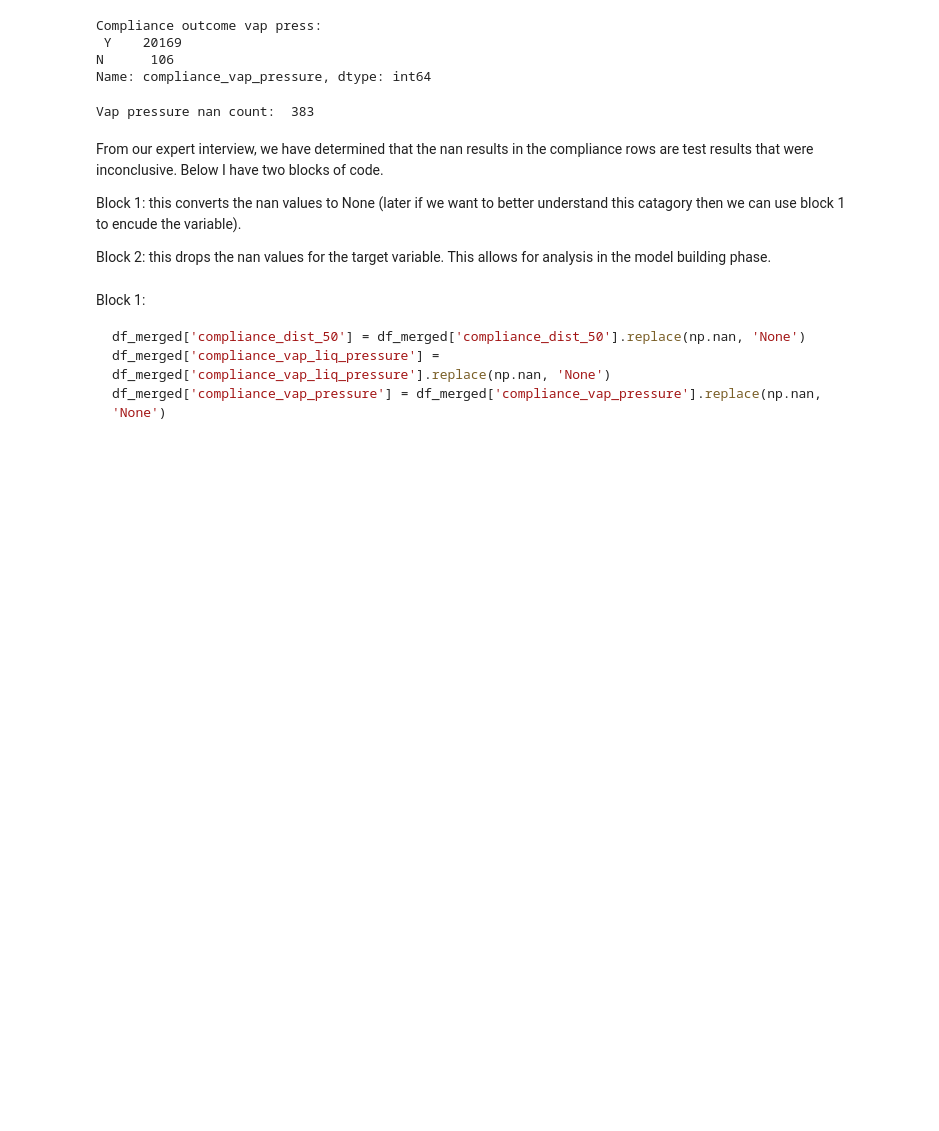
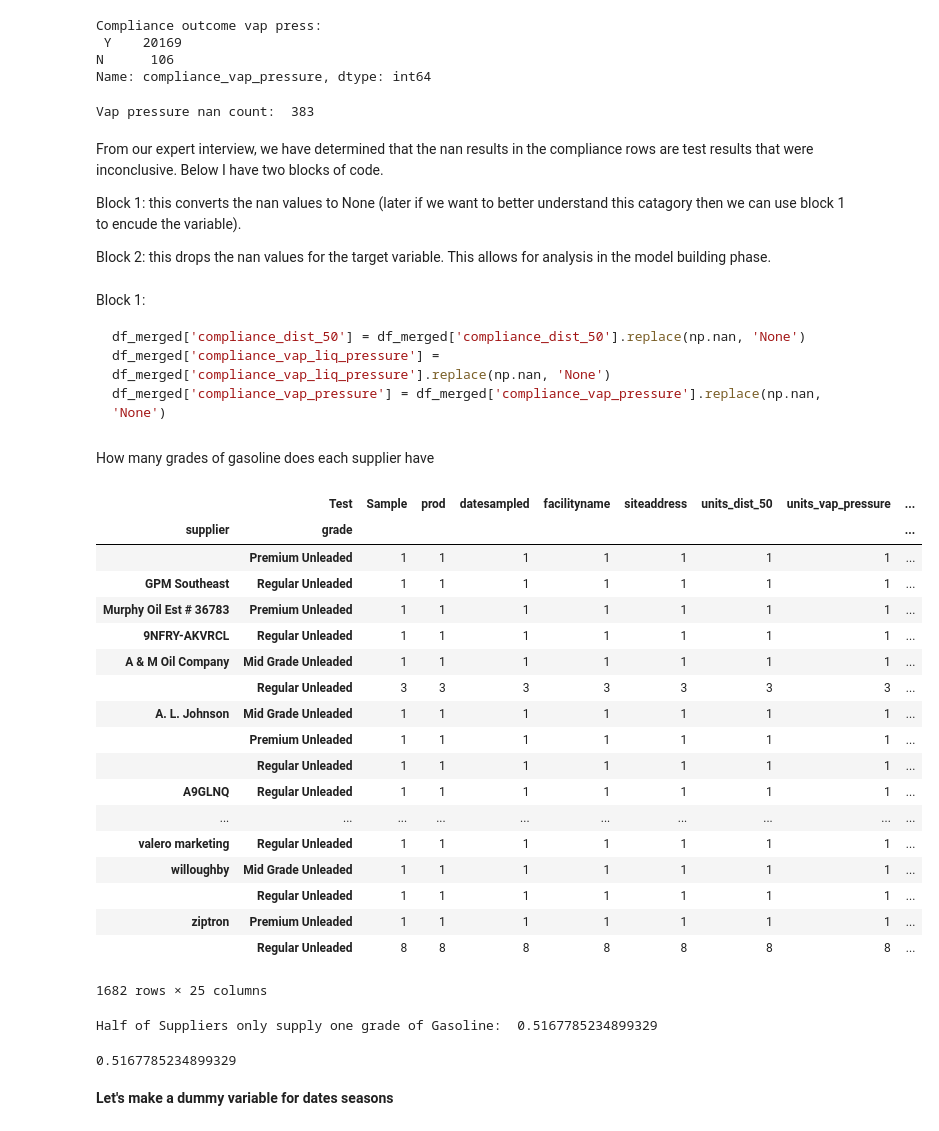
Before and after one commit to mishaberrien/tenessee-fuel-quality-analysis, a Jupyter notebook: notebooks/02_processing/20190729-02-mlb-gasoline-feature-engineering.ipynb, the cells around one changed output. Saved outputs shown, nothing was run; the diff lists cells and outputs as text; code cells hidden in the pictures; blank space fills up the shorter version.

```diff
--- a/notebooks/02_processing/20190729-02-mlb-gasoline-feature-engineering.ipynb
+++ b/notebooks/02_processing/20190729-02-mlb-gasoline-feature-engineering.ipynb
@@ -309,3 +339,39 @@ df_merged['compliance_vap_pressure'] = df_merged['compliance_vap_pressure'].repl
 df_merged.dropna(subset=['compliance_dist_50'], inplace=True)
 df_merged.dropna(subset=['compliance_vap_pressure'], inplace=True)
 df_merged.dropna(subset=['compliance_vap_liq_pressure'], inplace=True)
+# %% [markdown]
+How many grades of gasoline does each supplier have
+# %%
+df_merged.groupby(['supplier', 'grade']).count()
+# %% [output]
+|  | Test | Sample | prod | datesampled | facilityname | siteaddress | units_dist_50 | units_vap_pressure | ... |
+| supplier | grade |  |  |  |  |  |  |  | ... |
+|  | Premium Unleaded | 1 | 1 | 1 | 1 | 1 | 1 | 1 | ... |
+| GPM Southeast | Regular Unleaded | 1 | 1 | 1 | 1 | 1 | 1 | 1 | ... |
+| Murphy Oil Est # 36783 | Premium Unleaded | 1 | 1 | 1 | 1 | 1 | 1 | 1 | ... |
+| 9NFRY-AKVRCL | Regular Unleaded | 1 | 1 | 1 | 1 | 1 | 1 | 1 | ... |
+| A & M Oil Company | Mid Grade Unleaded | 1 | 1 | 1 | 1 | 1 | 1 | 1 | ... |
+|  | Regular Unleaded | 3 | 3 | 3 | 3 | 3 | 3 | 3 | ... |
+| A. L. Johnson | Mid Grade Unleaded | 1 | 1 | 1 | 1 | 1 | 1 | 1 | ... |
+|  | Premium Unleaded | 1 | 1 | 1 | 1 | 1 | 1 | 1 | ... |
+|  | Regular Unleaded | 1 | 1 | 1 | 1 | 1 | 1 | 1 | ... |
+| A9GLNQ | Regular Unleaded | 1 | 1 | 1 | 1 | 1 | 1 | 1 | ... |
+| ... | ... | ... | ... | ... | ... | ... | ... | ... | ... |
+| valero marketing | Regular Unleaded | 1 | 1 | 1 | 1 | 1 | 1 | 1 | ... |
+| willoughby | Mid Grade Unleaded | 1 | 1 | 1 | 1 | 1 | 1 | 1 | ... |
+|  | Regular Unleaded | 1 | 1 | 1 | 1 | 1 | 1 | 1 | ... |
+| ziptron | Premium Unleaded | 1 | 1 | 1 | 1 | 1 | 1 | 1 | ... |
+|  | Regular Unleaded | 8 | 8 | 8 | 8 | 8 | 8 | 8 | ... |
+1682 rows × 25 columns
+# %%
+supplier_grade = df_merged.groupby('supplier').grade.nunique().to_frame()
+supplier_grade.reset_index(inplace=True)
+print('Half of Suppliers only supply one grade of Gasoline: ', len(supplier_grade.loc[supplier_grade['grade']>1])/len(supplier_grade))
+# %% [output]
+Half of Suppliers only supply one grade of Gasoline:  0.5167785234899329
+# %%
+len(supplier_grade.loc[supplier_grade['grade']>1])/len(supplier_grade)
+# %% [output]
+0.5167785234899329
+# %% [markdown]
+**Let's make a dummy variable for dates seasons**
```
Also changed, not shown: parts of 11 cells of this notebook, 1 other file.
